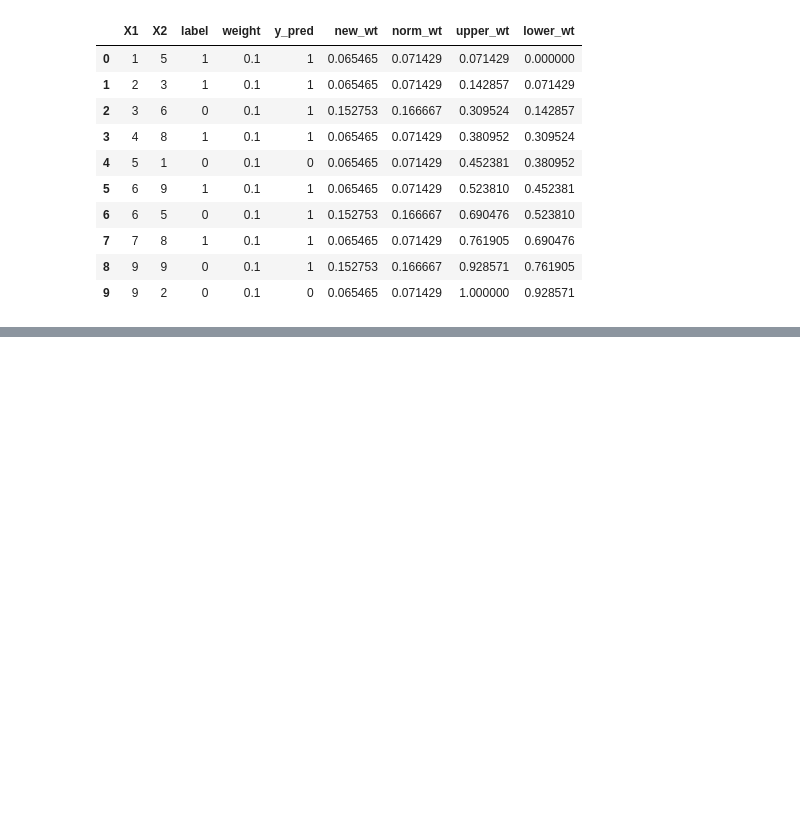
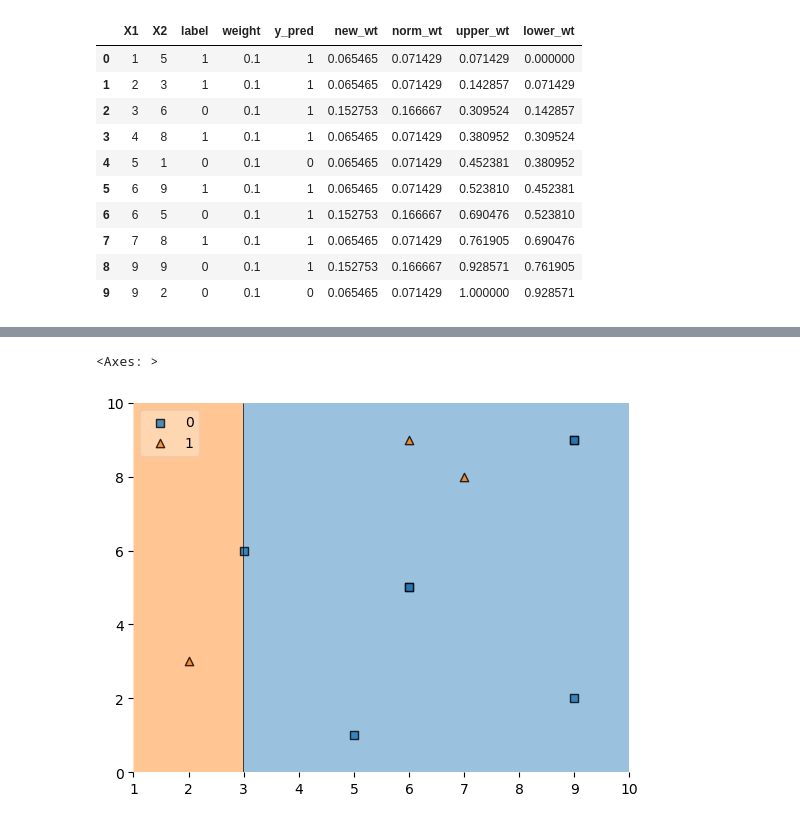
Before and after one commit to Khushi130404/Ensemble-Learning, a Jupyter notebook: AdaBoost/my_adaboost.ipynb, the cells around one changed output, grey strips where cells are left out. Drawn from its saved outputs; the diff is of its cells as text; code cells hidden in the pictures; blank space fills up the shorter version.

```diff
--- a/AdaBoost/my_adaboost.ipynb
+++ b/AdaBoost/my_adaboost.ipynb
@@ -168,0 +217,5 @@ df
+# %%
+plot_decision_regions(x,y,clf=dt2,legend=2)
+# %% [output]
+<Axes: >
+[figure, added]
```
Also changed, not shown: parts of 10 cells of this notebook.
